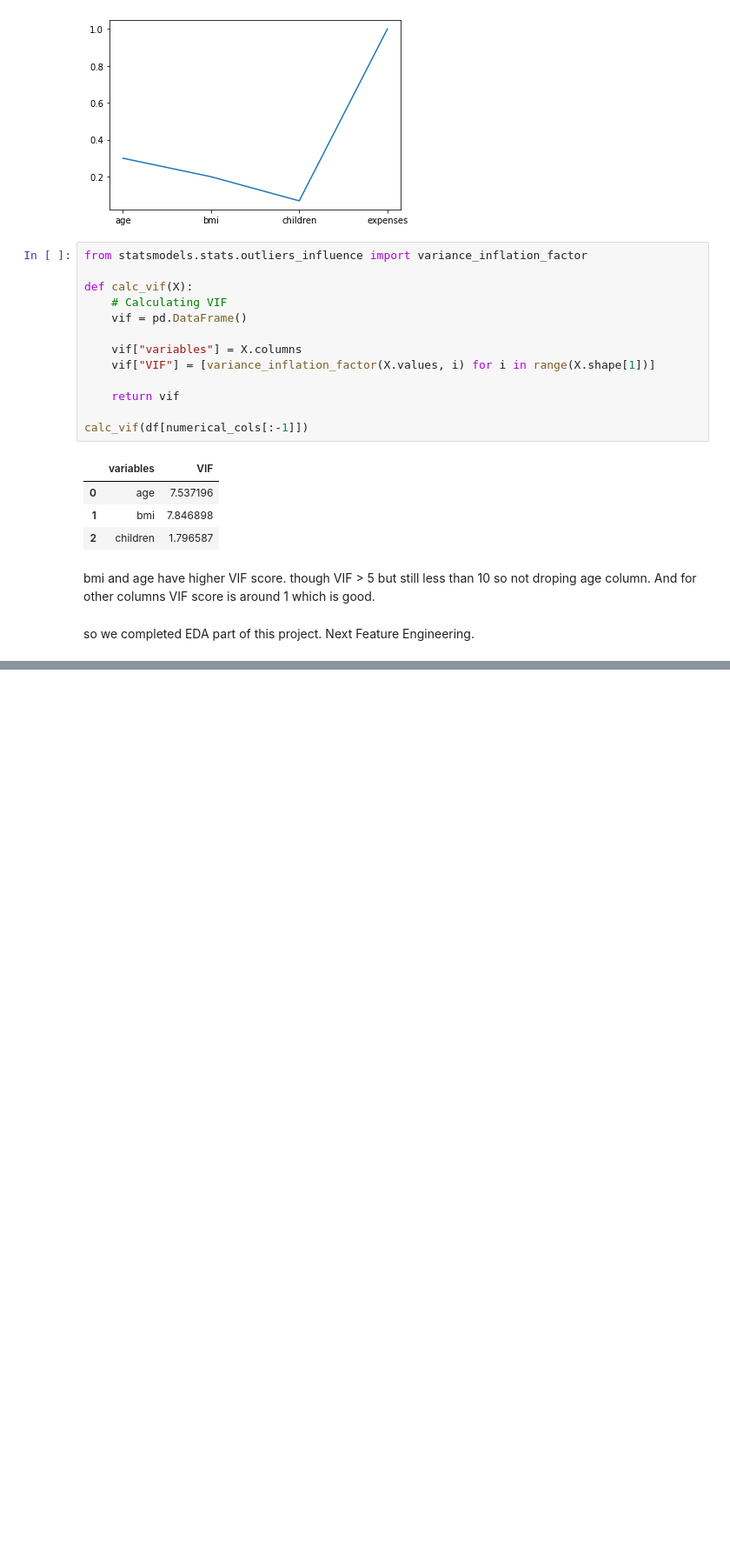
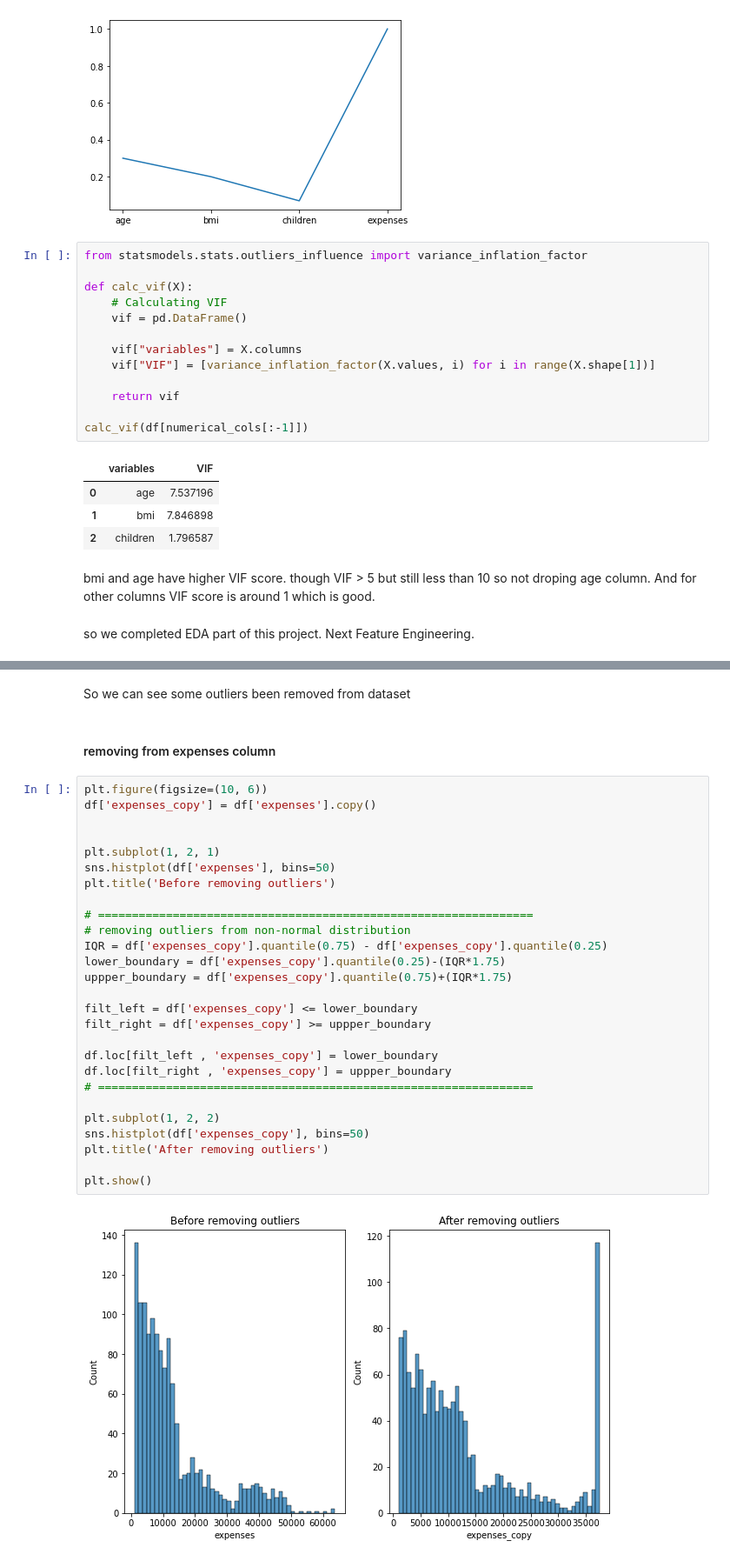
Before and after one commit to ikaushikpal/Insurance_Premium_Prediction, a Jupyter notebook: jNotebook Files/Insurance Premium Prediction.ipynb, the cells around one changed output, grey strips where cells are left out. Shown: that part at 87% size. Saved outputs shown, nothing was run; the diff lists cells and outputs as text; blank space fills up the shorter version.

```diff
--- a/jNotebook Files/Insurance Premium Prediction.ipynb
+++ b/jNotebook Files/Insurance Premium Prediction.ipynb
@@ -313,0 +372,33 @@ so we completed EDA part of this project. Next Feature Engineering.
+# %% [markdown]
+So we can see some outliers been removed from dataset
+# %% [markdown]
+#### removing from expenses column
+# %%
+plt.figure(figsize=(10, 6))
+df['expenses_copy'] = df['expenses'].copy()
+
+
+plt.subplot(1, 2, 1)
+sns.histplot(df['expenses'], bins=50)
+plt.title('Before removing outliers')
+
+# ================================================================
+# removing outliers from non-normal distribution
+IQR = df['expenses_copy'].quantile(0.75) - df['expenses_copy'].quantile(0.25)
+lower_boundary = df['expenses_copy'].quantile(0.25)-(IQR*1.75)
+uppper_boundary = df['expenses_copy'].quantile(0.75)+(IQR*1.75)
+
+filt_left = df['expenses_copy'] <= lower_boundary
+filt_right = df['expenses_copy'] >= uppper_boundary
+
+df.loc[filt_left , 'expenses_copy'] = lower_boundary
+df.loc[filt_right , 'expenses_copy'] = uppper_boundary
+# ================================================================
+
+plt.subplot(1, 2, 2)
+sns.histplot(df['expenses_copy'], bins=50)
+plt.title('After removing outliers')
+
+plt.show()
+# %% [output]
+[figure, added]
```
Also changed, not shown: parts of 66 cells of this notebook.
